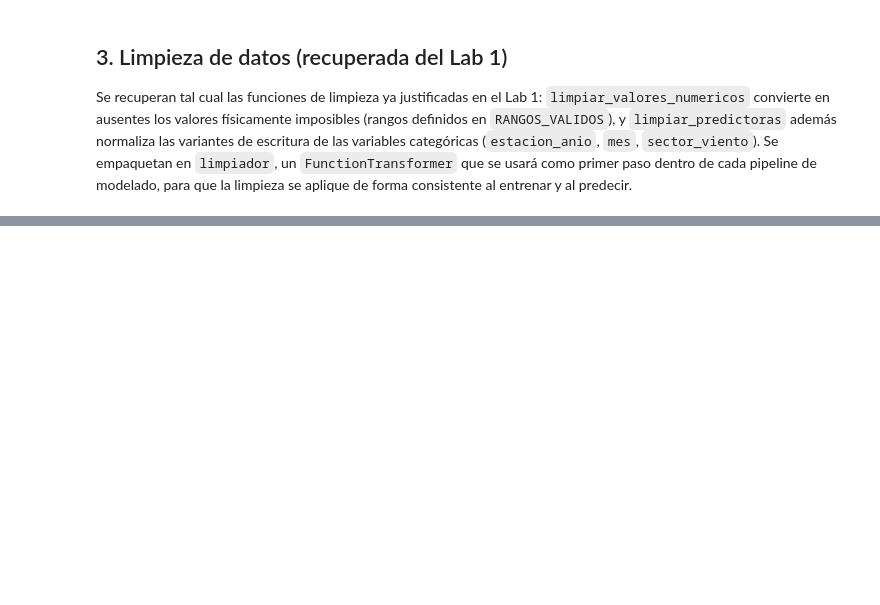
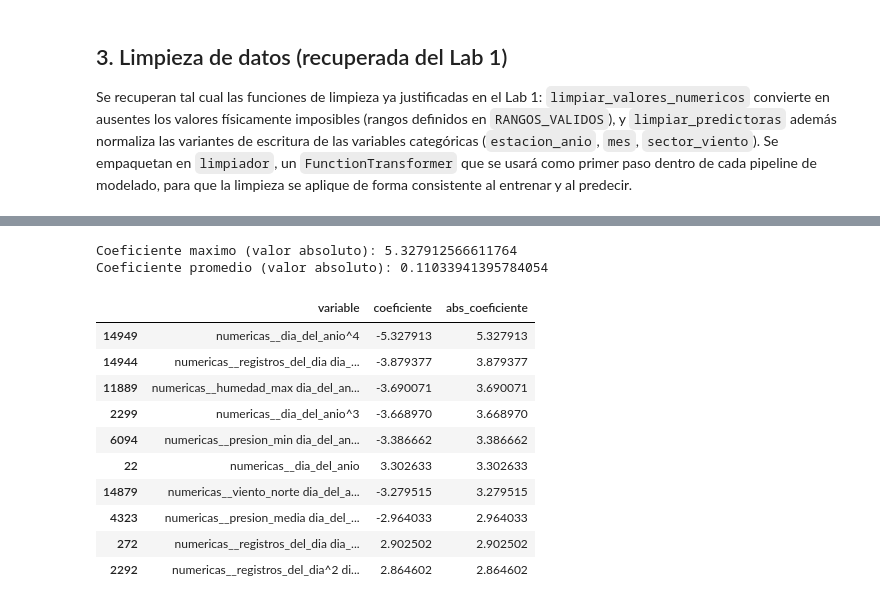
Before and after one commit to Dangar221/Lab2, a Jupyter notebook: L2/Laboratorio2_Garcia_Ferreira.ipynb, the cells around one changed output, grey strips where cells are left out. Drawn from its saved outputs; the diff is of its cells as text; code cells hidden in the pictures; blank space fills up the shorter version.

```diff
--- a/L2/Laboratorio2_Garcia_Ferreira.ipynb
+++ b/L2/Laboratorio2_Garcia_Ferreira.ipynb
@@ -120,0 +326,15 @@ columnas_categoricas = X.select_dtypes(include='object').columns.tolist()
+# %%
+mejor_modelo_poly_reg = grid_poly_reg.best_estimator_
+
+pred_train_poly_reg = mejor_modelo_poly_reg.predict(X_train)
+pred_test_poly_reg = mejor_modelo_poly_reg.predict(X_test)
+
+print('Polinomial regularizado (Ridge) - Entrenamiento')
+print(f"RMSE: {np.sqrt(mean_squared_error(y_train, pred_train_poly_reg)):.3f}")
+print(f"MAE: {mean_absolute_error(y_train, pred_train_poly_reg):.3f}")
+print(f"R2: {r2_score(y_train, pred_train_poly_reg):.3f}")
+
+print('Polinomial regularizado (Ridge) - Prueba')
+print(f"RMSE: {np.sqrt(mean_squared_error(y_test, pred_test_poly_reg)):.3f}")
+print(f"MAE: {mean_absolute_error(y_test, pred_test_poly_reg):.3f}")
+print(f"R2: {r2_score(y_test, pred_test_poly_reg):.3f}")
@@ -120,0 +354,28 @@ columnas_categoricas = X.select_dtypes(include='object').columns.tolist()
+# %%
+nombres_columnas_reg = mejor_modelo_poly_reg.named_steps['preparacion'].get_feature_names_out()
+coeficientes_reg = mejor_modelo_poly_reg.named_steps['modelo'].coef_
+
+importancia_reg = pd.DataFrame({
+    'variable': nombres_columnas_reg,
+    'coeficiente': coeficientes_reg
+})
+importancia_reg['abs_coeficiente'] = importancia_reg['coeficiente'].abs()
+importancia_reg = importancia_reg.sort_values('abs_coeficiente', ascending=False)
+
+print('Coeficiente maximo (valor absoluto):', importancia_reg['abs_coeficiente'].max())
+print('Coeficiente promedio (valor absoluto):', importancia_reg['abs_coeficiente'].mean())
+importancia_reg.head(10)
+# %% [output]
+Coeficiente maximo (valor absoluto): 5.327912566611764
+Coeficiente promedio (valor absoluto): 0.11033941395784054
+|  | variable | coeficiente | abs_coeficiente |
+| 14949 | numericas__dia_del_anio^4 | -5.327913 | 5.327913 |
+| 14944 | numericas__registros_del_dia dia_... | -3.879377 | 3.879377 |
+| 11889 | numericas__humedad_max dia_del_an... | -3.690071 | 3.690071 |
+| 2299 | numericas__dia_del_anio^3 | -3.668970 | 3.668970 |
+| 6094 | numericas__presion_min dia_del_an... | -3.386662 | 3.386662 |
+| 22 | numericas__dia_del_anio | 3.302633 | 3.302633 |
+| 14879 | numericas__viento_norte dia_del_a... | -3.279515 | 3.279515 |
+| 4323 | numericas__presion_media dia_del_... | -2.964033 | 2.964033 |
+| 272 | numericas__registros_del_dia dia_... | 2.902502 | 2.902502 |
+| 2292 | numericas__registros_del_dia^2 di... | 2.864602 | 2.864602 |
```
Also changed, not shown: parts of 37 cells of this notebook.
